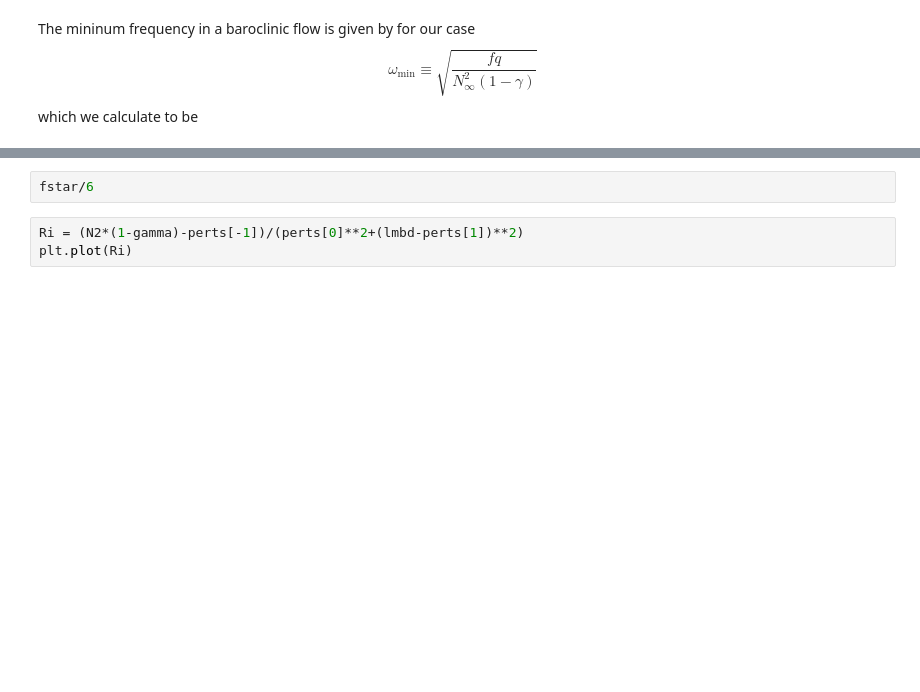
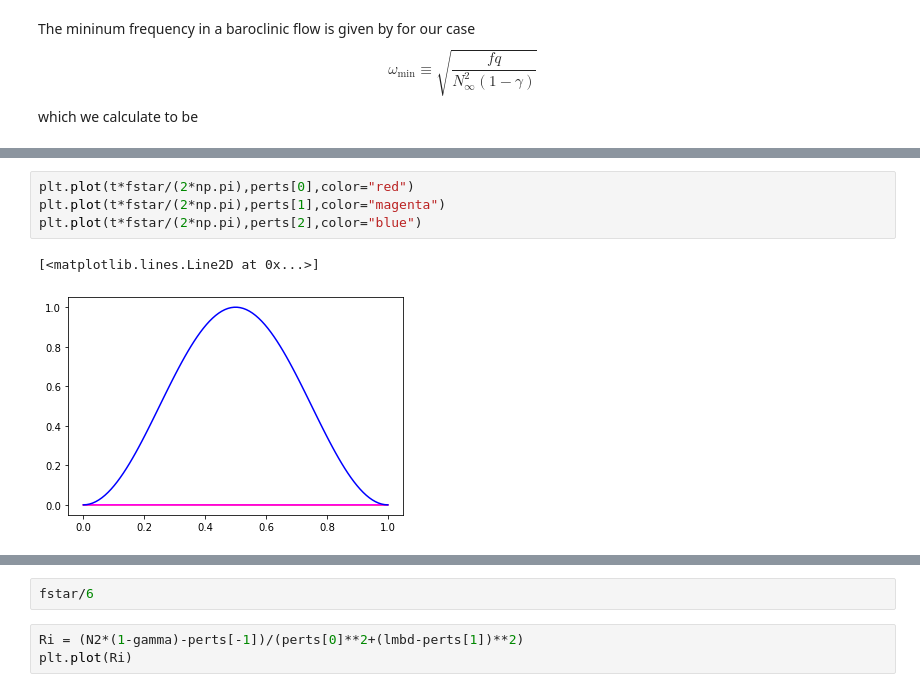
Before and after one commit to loganpknudsen/BottomBoundaryLayer, a Jupyter notebook: parameter_space_check.ipynb, the cells around one changed output, grey strips where cells are left out. Cells and saved outputs as stored; diff of their text form; blank space fills up the shorter version.

```diff
--- a/parameter_space_check.ipynb
+++ b/parameter_space_check.ipynb
@@ -169,3 +249,10 @@ plt.gca().set_aspect(1)
+# %%
+plt.plot(t*fstar/(2*np.pi),perts[0],color="red")
+plt.plot(t*fstar/(2*np.pi),perts[1],color="magenta")
+plt.plot(t*fstar/(2*np.pi),perts[2],color="blue")
+# %% [output]
+[<matplotlib.lines.Line2D at 0x...>]
+[figure, added]
 # %%
 plt.plot(t*fstar/(2*np.pi),(perts[0]**2+perts[1]**2)/2,color="red",label="KE")
 plt.plot(t*fstar/(2*np.pi),(perts[2]**2*1e5)/2,color="blue",label="PE")
```
Also changed, not shown: parts of 43 cells of this notebook.
